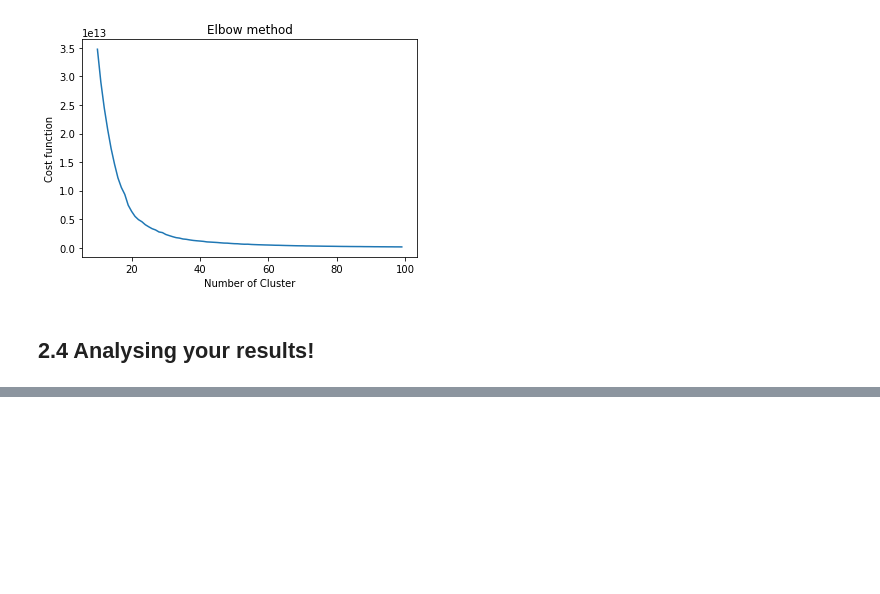
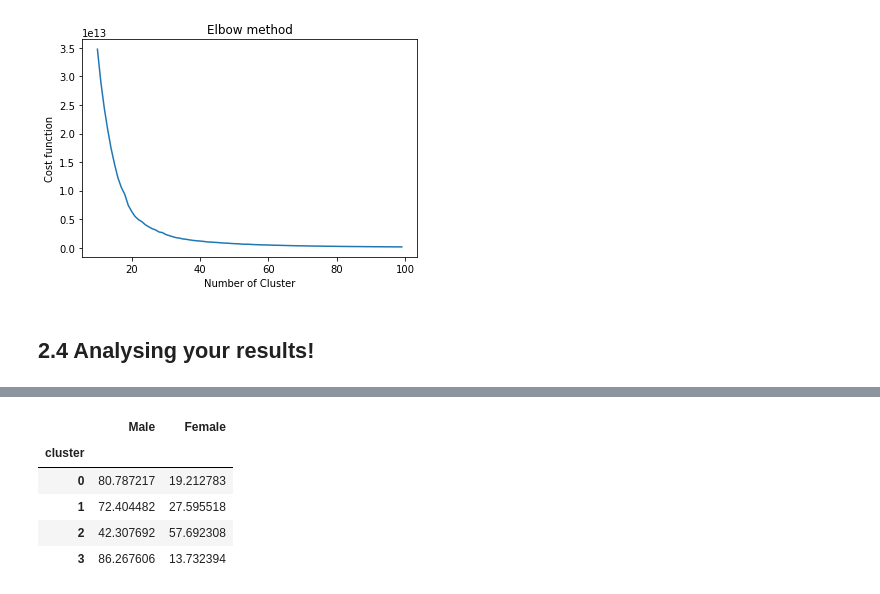
Before and after one commit to PaoloBarba/ADM_HW4, a Jupyter notebook: 2. Grouping customers together!.ipynb, the cells around one changed output, grey strips where cells are left out. Drawn from its saved outputs; the diff is of its cells as text; code cells hidden in the pictures; blank space fills up the shorter version.

```diff
--- a/2. Grouping customers together!.ipynb
+++ b/2. Grouping customers together!.ipynb
@@ -325,0 +380,9 @@ data['cluster'] = model.fit_predict(data)
+# %%
+pivot[["Male","Female"]]
+# %% [output]
+|  | Male | Female |
+| cluster |  |  |
+| 0 | 80.787217 | 19.212783 |
+| 1 | 72.404482 | 27.595518 |
+| 2 | 42.307692 | 57.692308 |
+| 3 | 86.267606 | 13.732394 |
```
Also changed, not shown: parts of 22 cells of this notebook, 4 other files.
